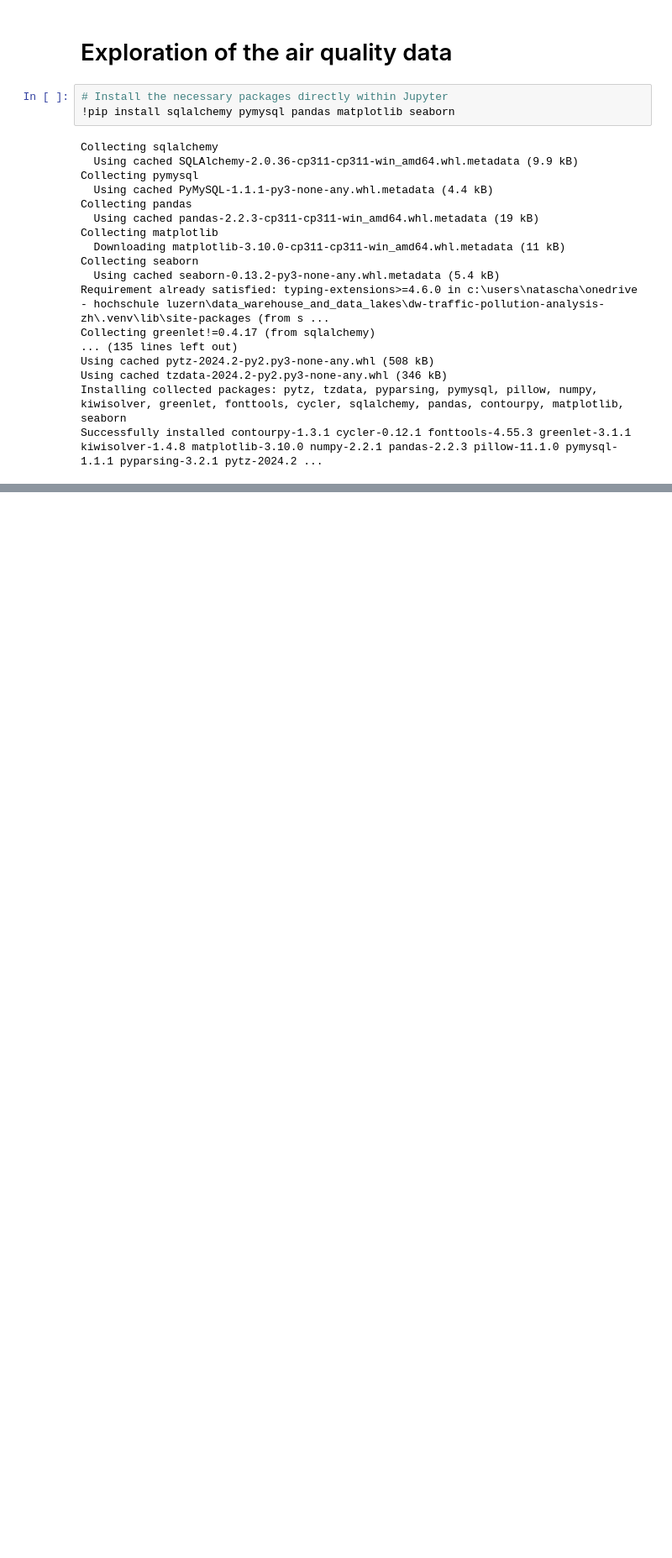
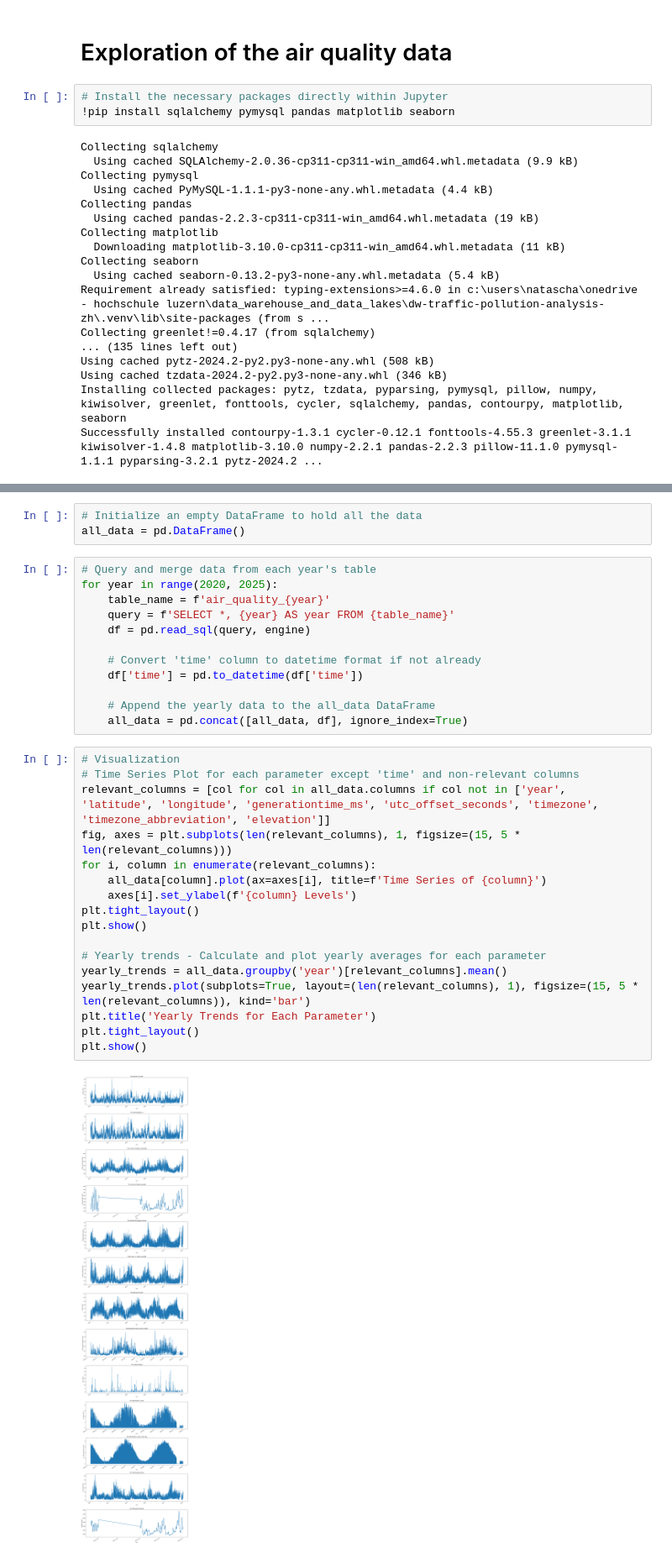
Before and after one commit to hotchilispicy/DW-Traffic-Pollution-Analysis-ZH, a Jupyter notebook: data_exploration_analysis/aq_data_exploration.ipynb, the cells around one changed output, grey strips where cells are left out. Shown at 84% size. Saved outputs shown, nothing was run; the diff lists cells and outputs as text; blank space fills up the shorter version.

```diff
--- a/data_exploration_analysis/aq_data_exploration.ipynb
+++ b/data_exploration_analysis/aq_data_exploration.ipynb
@@ -66,0 +51,34 @@ OperationalError: (pymysql.err.OperationalError) (1049, "Unknown database 'air_q
+# %%
+# Initialize an empty DataFrame to hold all the data
+all_data = pd.DataFrame()
+# %%
+# Query and merge data from each year's table
+for year in range(2020, 2025):
+    table_name = f'air_quality_{year}'
+    query = f'SELECT *, {year} AS year FROM {table_name}'
+    df = pd.read_sql(query, engine)
+
+    # Convert 'time' column to datetime format if not already
+    df['time'] = pd.to_datetime(df['time'])
+
+    # Append the yearly data to the all_data DataFrame
+    all_data = pd.concat([all_data, df], ignore_index=True)
+# %%
+# Visualization
+# Time Series Plot for each parameter except 'time' and non-relevant columns
+relevant_columns = [col for col in all_data.columns if col not in ['year', 'latitude', 'longitude', 'generationtime_ms', 'utc_offset_seconds', 'timezone', 'timezone_abbreviation', 'elevation']]
+fig, axes = plt.subplots(len(relevant_columns), 1, figsize=(15, 5 * len(relevant_columns)))
+for i, column in enumerate(relevant_columns):
+    all_data[column].plot(ax=axes[i], title=f'Time Series of {column}')
+    axes[i].set_ylabel(f'{column} Levels')
+plt.tight_layout()
+plt.show()
+
+# Yearly trends - Calculate and plot yearly averages for each parameter
+yearly_trends = all_data.groupby('year')[relevant_columns].mean()
+yearly_trends.plot(subplots=True, layout=(len(relevant_columns), 1), figsize=(15, 5 * len(relevant_columns)), kind='bar')
+plt.title('Yearly Trends for Each Parameter')
+plt.tight_layout()
+plt.show()
+# %% [output]
+[figure, added]
```
Also changed, not shown: parts of 18 cells of this notebook.
